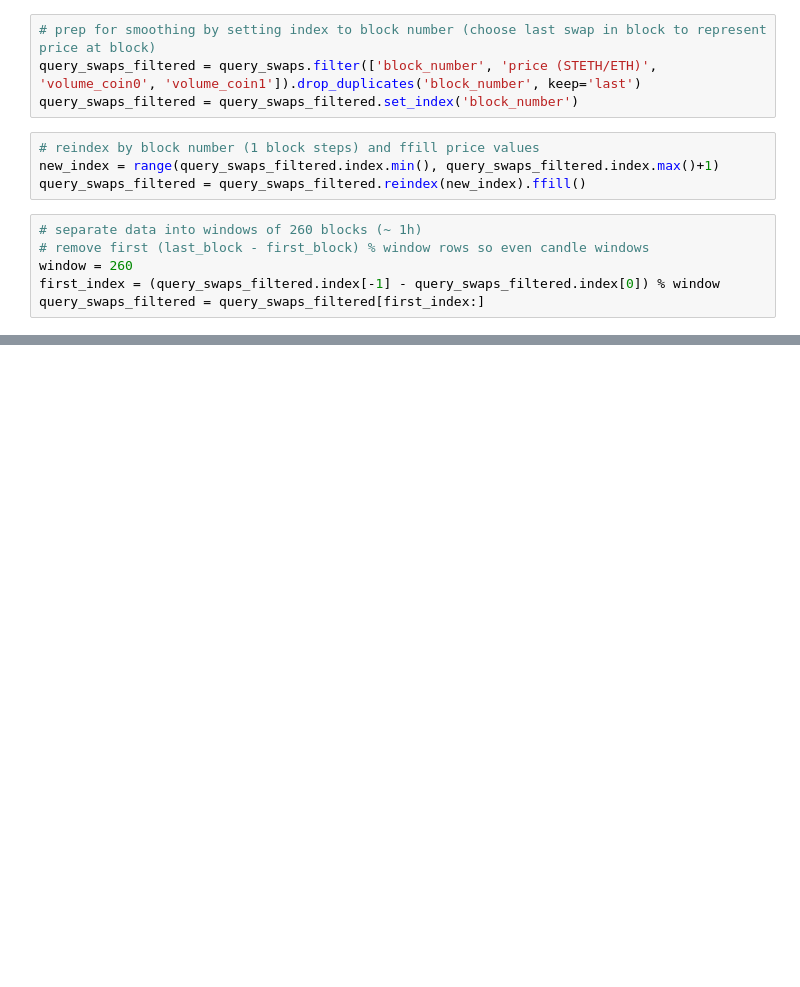
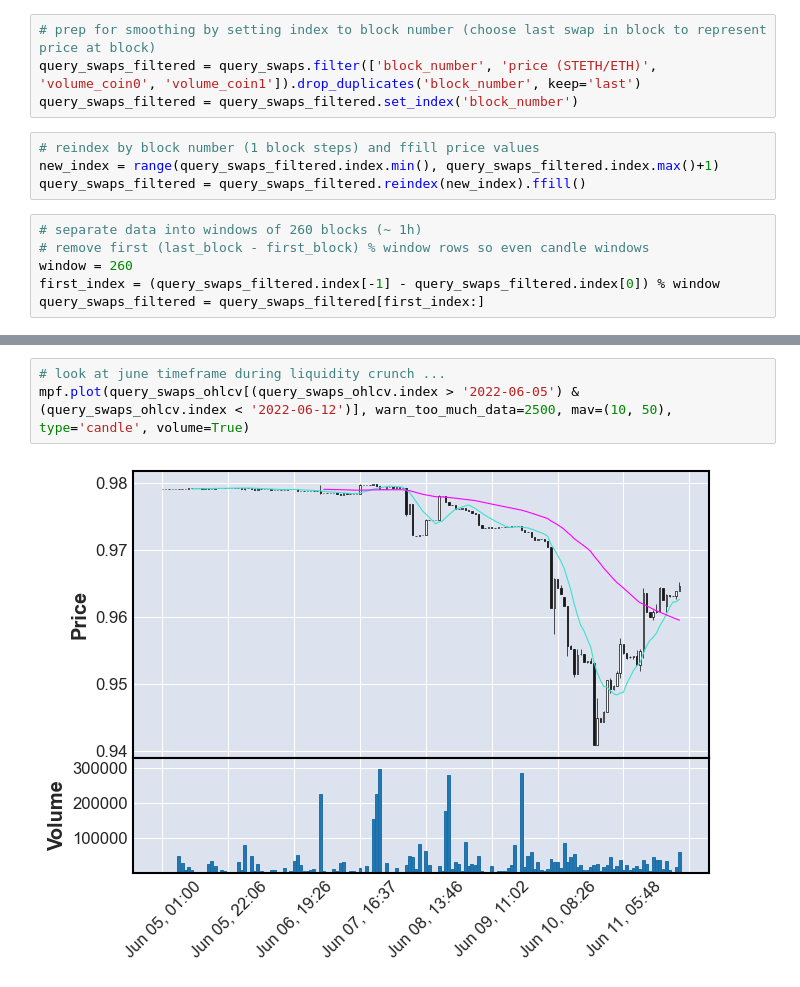
Before and after one commit to fmrmf/hello-ape, a Jupyter notebook: console/hello-ape.ipynb, the cells around one changed output, grey strips where cells are left out. Drawn from its saved outputs; the diff is of its cells as text; blank space fills up the shorter version.

```diff
--- a/console/hello-ape.ipynb
+++ b/console/hello-ape.ipynb
@@ -382,0 +448,5 @@ query_swaps_candled.plot(y='volume_coin0', color='g', ax=ax[1], label='volume (E
+# %%
+# look at june timeframe during liquidity crunch ...
+mpf.plot(query_swaps_ohlcv[(query_swaps_ohlcv.index > '2022-06-05') & (query_swaps_ohlcv.index < '2022-06-12')], warn_too_much_data=2500, mav=(10, 50), type='candle', volume=True)
+# %% [output]
+[figure, added]
```
Also changed, not shown: parts of 25 cells of this notebook, 1 other file.
